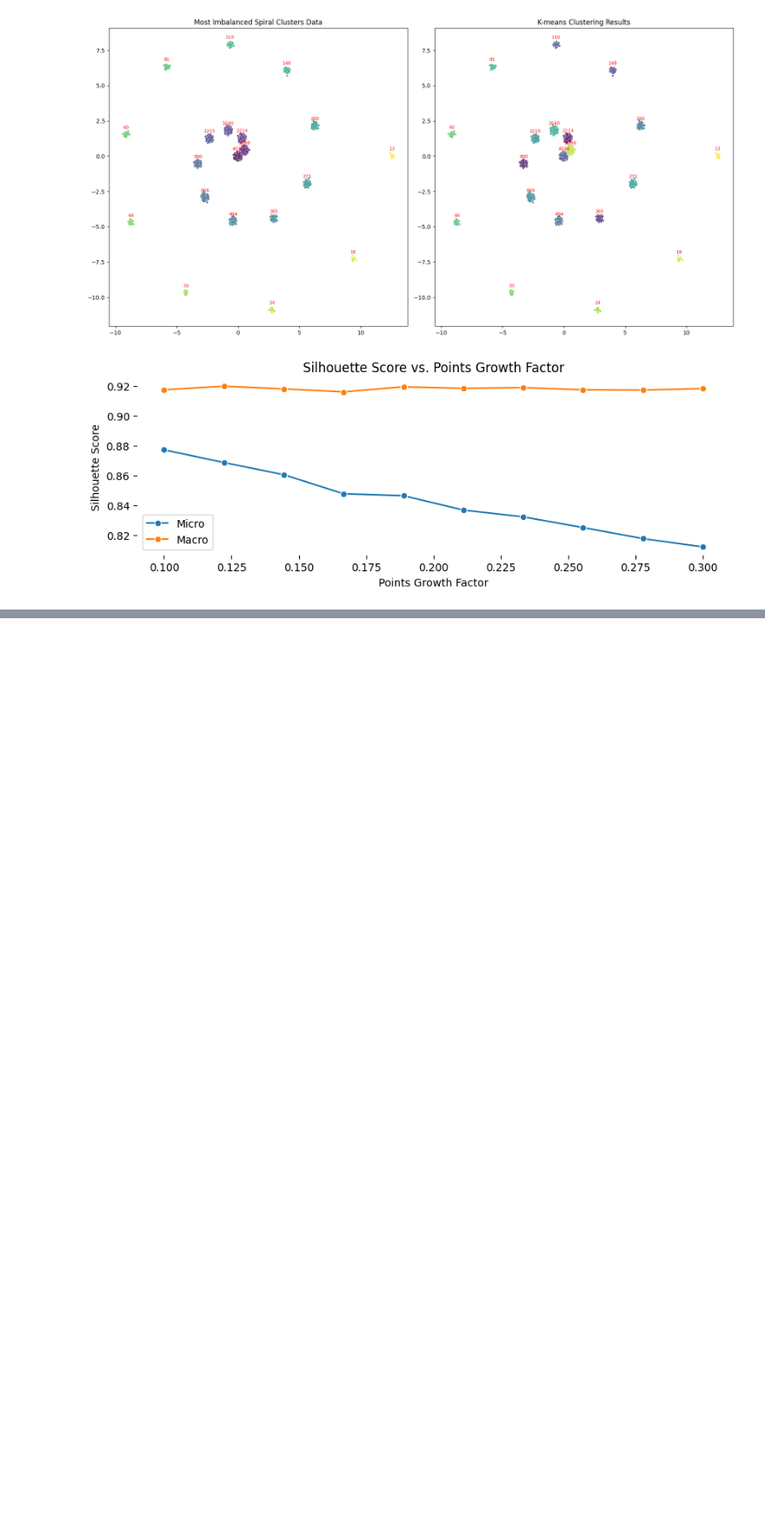
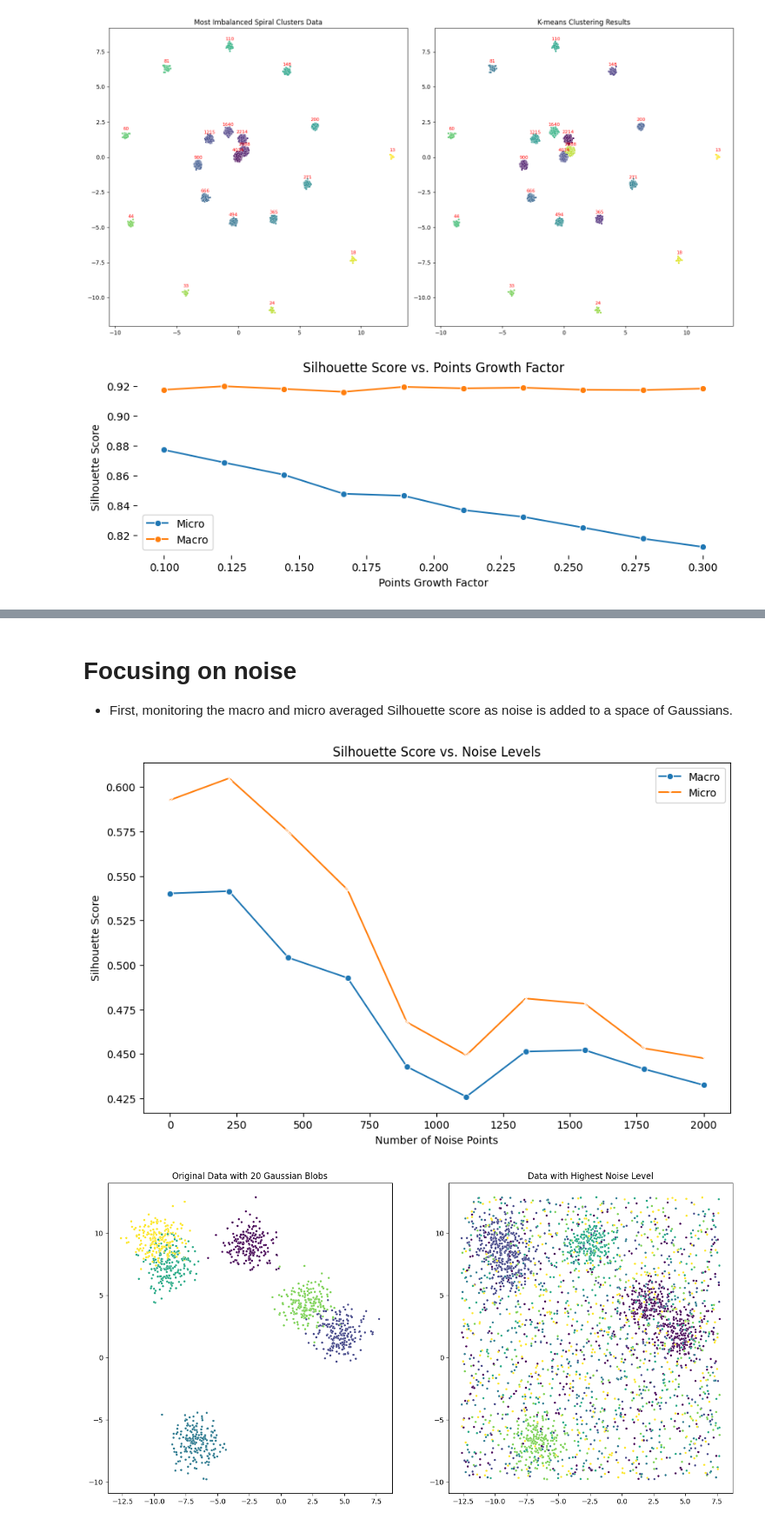
Before and after one commit to ipavlopoulos/revisiting-silhouette-aggregation, a Jupyter notebook: revisiting_silhouette_aggregation_synthetic.ipynb, the cells around one changed output, grey strips where cells are left out. Shown at 87% size. Saved outputs shown, nothing was run; the diff lists cells and outputs as text; code cells hidden in the pictures; blank space fills up the shorter version.

```diff
--- a/revisiting_silhouette_aggregation_synthetic.ipynb
+++ b/revisiting_silhouette_aggregation_synthetic.ipynb
@@ -254,0 +215,73 @@ sns.despine(left=True, bottom=True)
+# %% [markdown]
+# Focusing on noise
+* First, monitoring the macro and micro averaged Silhouette score as noise is added to a space of Gaussians.
+# %%
+import numpy as np
+import matplotlib.pyplot as plt
+import seaborn as sns
+from sklearn.datasets import make_blobs
+from sklearn.cluster import KMeans
+from sklearn.metrics import silhouette_score
+
+def add_noise(X, n_noise_points):
+    """
+    Add random noise points to the dataset.
+
+    Parameters:
+    X (array-like): Original dataset.
+    n_noise_points (int): Number of noise points to add.
+
+    Returns:
+    array-like: Dataset with added noise points.
+    """
+    noise = np.random.uniform(low=X.min(axis=0), high=X.max(axis=0), size=(n_noise_points, 2))
+    return np.vstack([X, noise])
+
+# Generate the original dataset with 20 Gaussian blobs
+n_clusters = 6
+points_per_cluster = 200
+X, y_labels = make_blobs(n_samples=n_clusters * points_per_cluster, centers=n_clusters, cluster_std=1.0, random_state=42)
+
+# Range of noise levels to test
+noise_levels = np.linspace(0, 2000, 10, dtype=int)
+silhouette_scores_macro, silhouette_scores_micro = [], []
+
+for n_noise_points in noise_levels:
+    X_noisy = add_noise(X, n_noise_points)
+
+    # Apply K-means clustering
+    kmeans = KMeans(n_clusters=n_clusters, random_state=42, n_init='auto')
+    kmeans.fit(X_noisy)
+    kmeans_labels = kmeans.labels_
+
+    # Compute the Silhouette Score
+    sil = SampleSilhouette(X_noisy, kmeans_labels)
+    silhouette_scores_macro.append(sil.macro())
+    silhouette_scores_micro.append(sil.micro())
+
+# Plot the Silhouette Scores for different noise levels using Seaborn
+plt.figure(figsize=(10, 6))
+sns.lineplot(x=noise_levels, y=silhouette_scores_macro, marker='o', label='Macro')
+sns.lineplot(x=noise_levels, y=silhouette_scores_micro, marker='x', label='Micro')
+plt.xlabel('Number of Noise Points')
+plt.ylabel('Silhouette Score')
+plt.title('Silhouette Score vs. Noise Levels')
+plt.show()
+
+# Plot the original dataset and one example with the highest noise level
+plt.figure(figsize=(16, 8))
+
+# Original dataset
+plt.subplot(1, 2, 1)
+sns.scatterplot(x=X[:, 0], y=X[:, 1], hue=y_labels, palette='viridis', s=10, legend=None)
+plt.title("Original Data with 20 Gaussian Blobs")
+
+# Dataset with the highest noise level
+X_noisy = add_noise(X, noise_levels[-1])
+plt.subplot(1, 2, 2)
+sns.scatterplot(x=X_noisy[:, 0], y=X_noisy[:, 1], hue=kmeans_labels, palette='viridis', s=10, legend=None)
+plt.title("Data with Highest Noise Level")
+plt.show()
+# %% [output]
+[figure, added]
+[figure, added]
```
Also changed, not shown: parts of 16 cells of this notebook.
